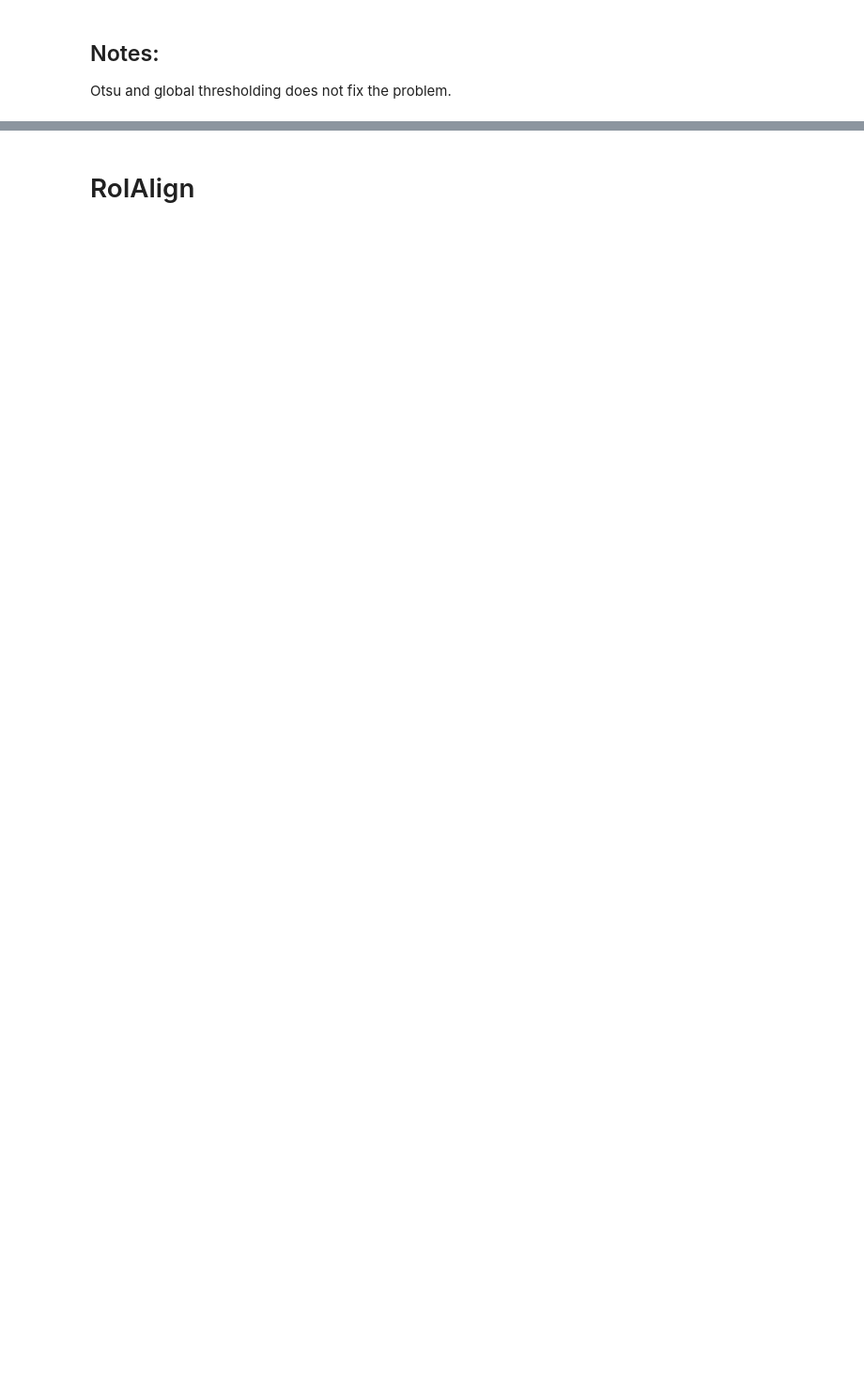
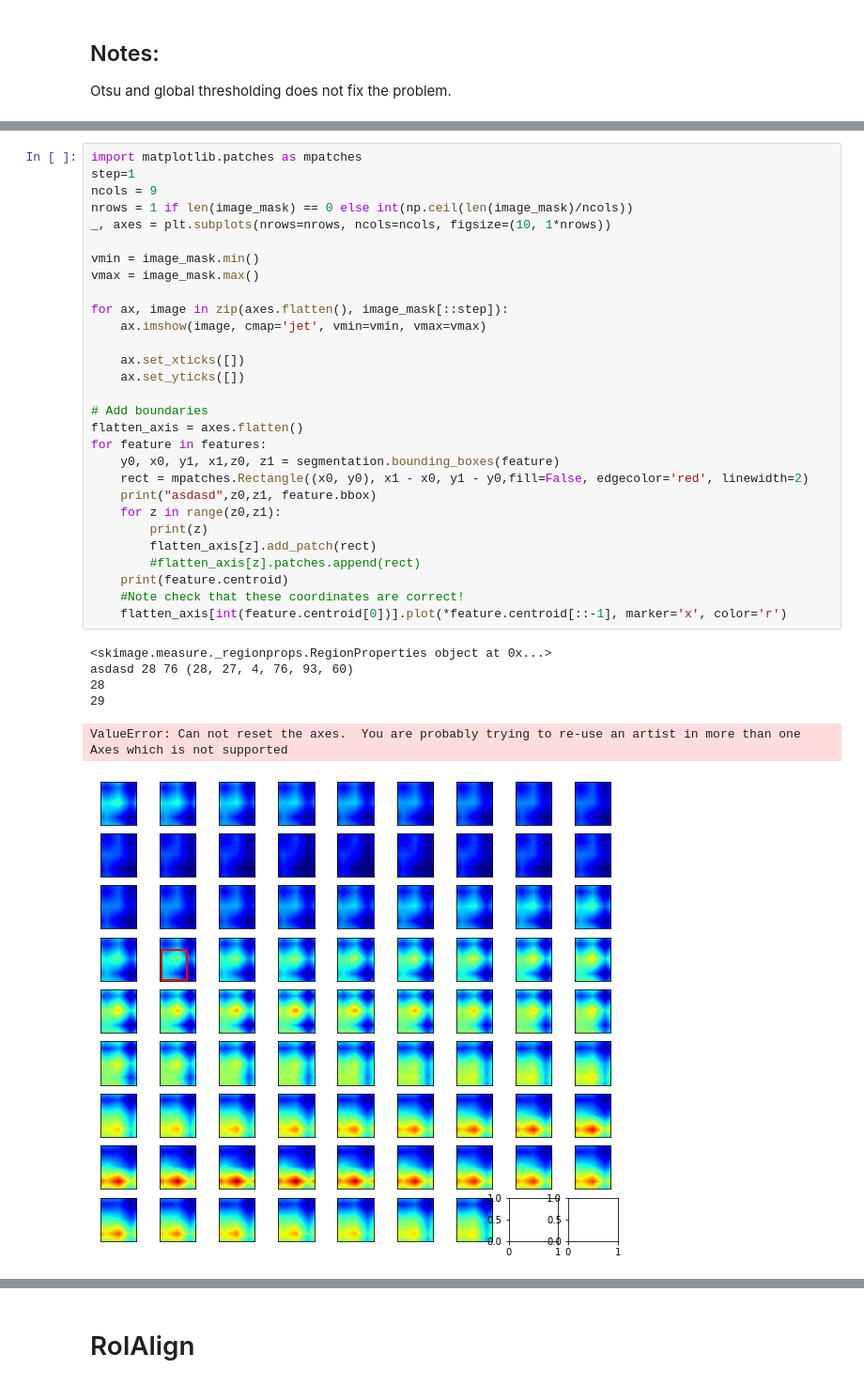
Before and after one commit to FredrikM97/Medical-ROI, a Jupyter notebook: notebooks/04 - segmentation.ipynb, the cells around one changed output, grey strips where cells are left out. Shown at 94% size. Cells and saved outputs as stored; diff of their text form; blank space fills up the shorter version.

```diff
--- a/notebooks/04 - segmentation.ipynb
+++ b/notebooks/04 - segmentation.ipynb
@@ -292,0 +251,36 @@ Otsu and global thresholding does not fix the problem.
+# %%
+import matplotlib.patches as mpatches
+step=1
+ncols = 9
+nrows = 1 if len(image_mask) == 0 else int(np.ceil(len(image_mask)/ncols))
+_, axes = plt.subplots(nrows=nrows, ncols=ncols, figsize=(10, 1*nrows))
+
+vmin = image_mask.min()
+vmax = image_mask.max()
+
+for ax, image in zip(axes.flatten(), image_mask[::step]):
+    ax.imshow(image, cmap='jet', vmin=vmin, vmax=vmax)
+
+    ax.set_xticks([])
+    ax.set_yticks([])
+
+# Add boundaries
+flatten_axis = axes.flatten()
+for feature in features:
+    y0, x0, y1, x1,z0, z1 = segmentation.bounding_boxes(feature)
+    rect = mpatches.Rectangle((x0, y0), x1 - x0, y1 - y0,fill=False, edgecolor='red', linewidth=2)
+    print("asdasd",z0,z1, feature.bbox)
+    for z in range(z0,z1):
+        print(z)
+        flatten_axis[z].add_patch(rect)
+        #flatten_axis[z].patches.append(rect)
+    print(feature.centroid)
+    #Note check that these coordinates are correct!
+    flatten_axis[int(feature.centroid[0])].plot(*feature.centroid[::-1], marker='x', color='r')
+# %% [output]
+<skimage.measure._regionprops.RegionProperties object at 0x...>
+asdasd 28 76 (28, 27, 4, 76, 93, 60)
+28
+29
+ValueError: Can not reset the axes.  You are probably trying to re-use an artist in more than one Axes which is not supported
+[figure, added]
```
Also changed, not shown: parts of 45 cells of this notebook, 41 other files.
